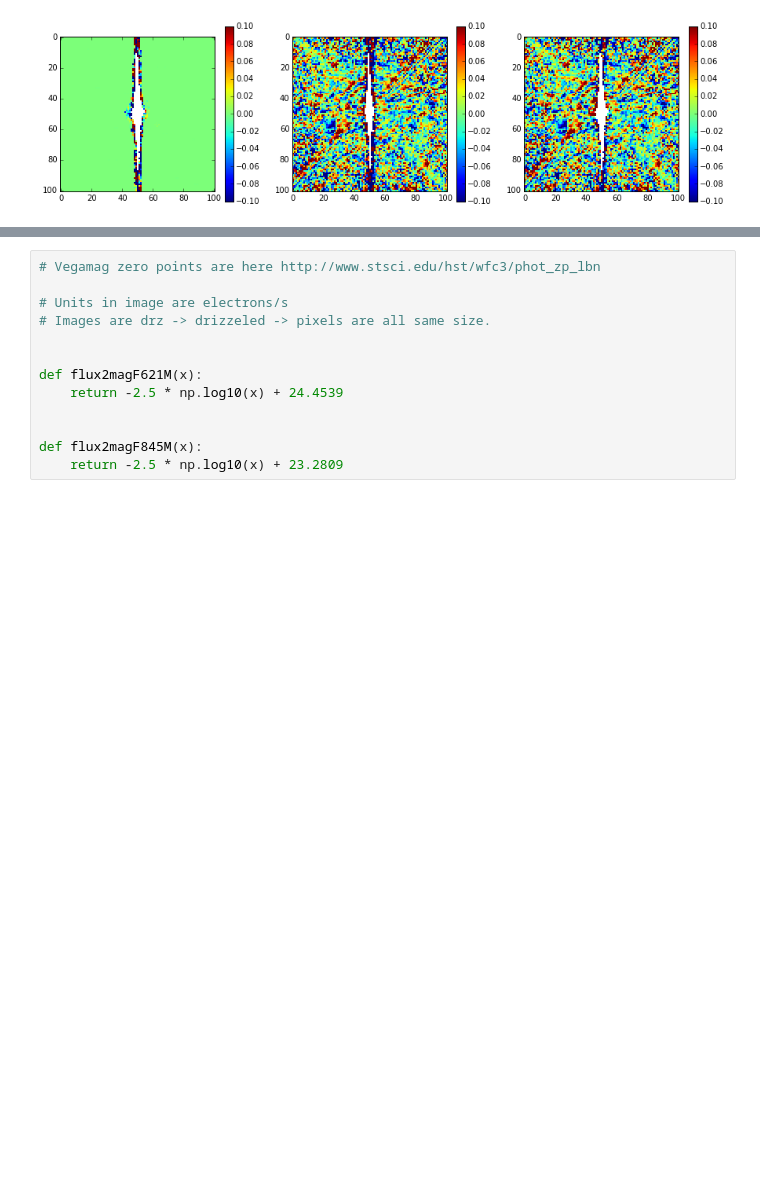
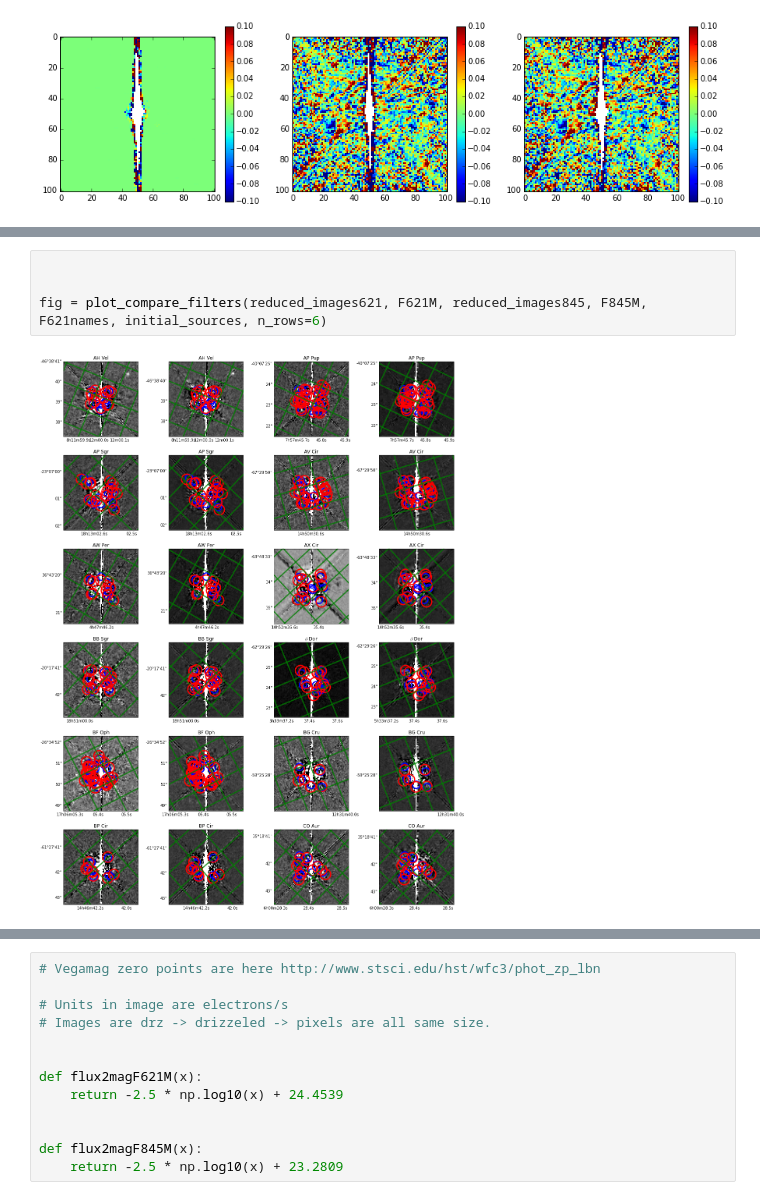
Before and after one commit to hamogu/Cepheids, a Jupyter notebook: snapshotprogram.ipynb, the cells around one changed output, grey strips where cells are left out. Saved outputs shown, nothing was run; the diff lists cells and outputs as text; blank space fills up the shorter version.

```diff
--- a/snapshotprogram.ipynb
+++ b/snapshotprogram.ipynb
@@ -207,0 +533,6 @@ res = asyncres.get()
+# %%
+
+
+fig = plot_compare_filters(reduced_images621, F621M, reduced_images845, F845M, F621names, initial_sources, n_rows=6)
+# %% [output]
+[figure, added]
```
Also changed, not shown: parts of 34 cells of this notebook.
